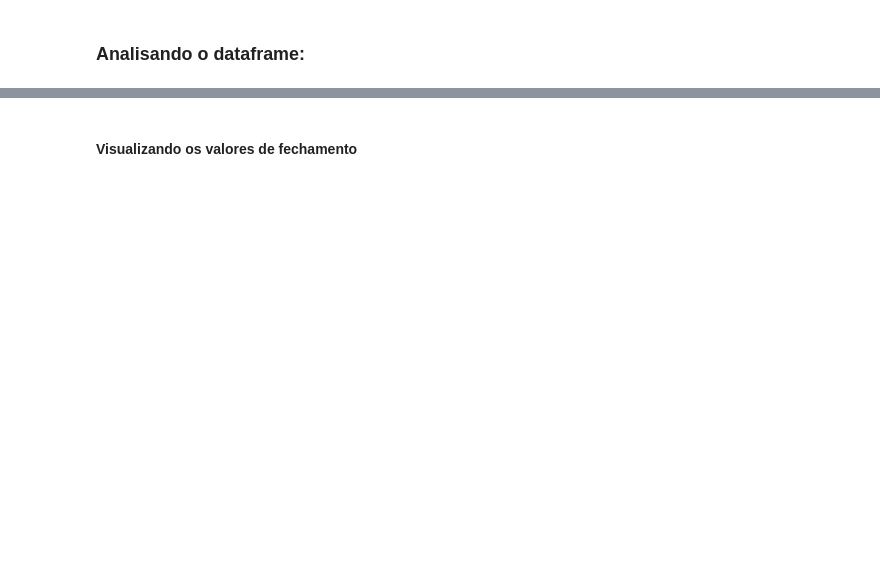
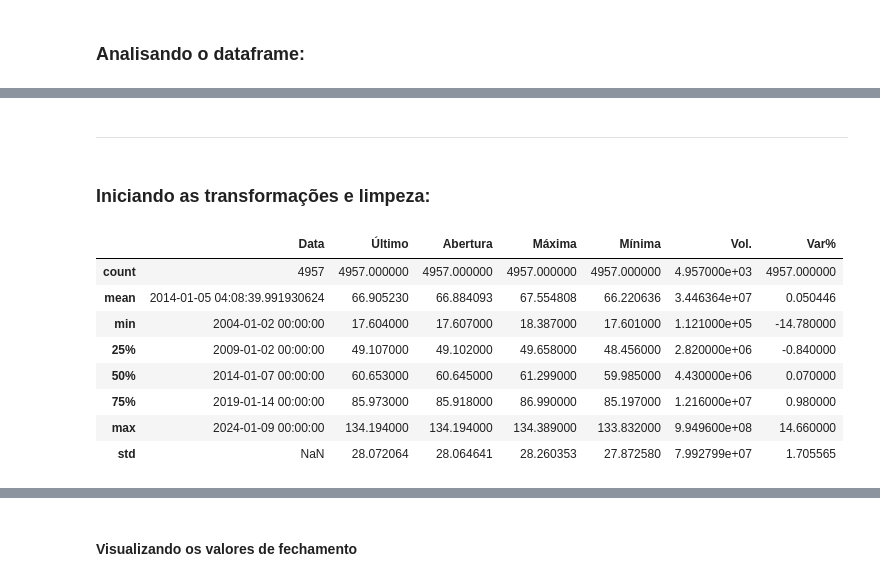
Before and after one commit to alexandre-guerra/Analise-IBOV, a Jupyter notebook: eda.ipynb, the cells around one changed output, grey strips where cells are left out. Cells and saved outputs as stored; diff of their text form; code cells hidden in the pictures; blank space fills up the shorter version.

```diff
--- a/eda.ipynb
+++ b/eda.ipynb
@@ -41,0 +104,4 @@ dtype: int64
+# %% [markdown]
+---
+# %% [markdown]
+### Iniciando as transformações e limpeza:
@@ -41,0 +113,12 @@ dtype: int64
+# %%
+df.describe()
+# %% [output]
+|  | Data | Último | Abertura | Máxima | Mínima | Vol. | Var% |
+| count | 4957 | 4957.000000 | 4957.000000 | 4957.000000 | 4957.000000 | 4.957000e+03 | 4957.000000 |
+| mean | 2014-01-05 04:08:39.991930624 | 66.905230 | 66.884093 | 67.554808 | 66.220636 | 3.446364e+07 | 0.050446 |
+| min | 2004-01-02 00:00:00 | 17.604000 | 17.607000 | 18.387000 | 17.601000 | 1.121000e+05 | -14.780000 |
+| 25% | 2009-01-02 00:00:00 | 49.107000 | 49.102000 | 49.658000 | 48.456000 | 2.820000e+06 | -0.840000 |
+| 50% | 2014-01-07 00:00:00 | 60.653000 | 60.645000 | 61.299000 | 59.985000 | 4.430000e+06 | 0.070000 |
+| 75% | 2019-01-14 00:00:00 | 85.973000 | 85.918000 | 86.990000 | 85.197000 | 1.216000e+07 | 0.980000 |
+| max | 2024-01-09 00:00:00 | 134.194000 | 134.194000 | 134.389000 | 133.832000 | 9.949600e+08 | 14.660000 |
+| std | NaN | 28.072064 | 28.064641 | 28.260353 | 27.872580 | 7.992799e+07 | 1.705565 |
```
Also changed, not shown: parts of 17 cells of this notebook, 2 other files.
